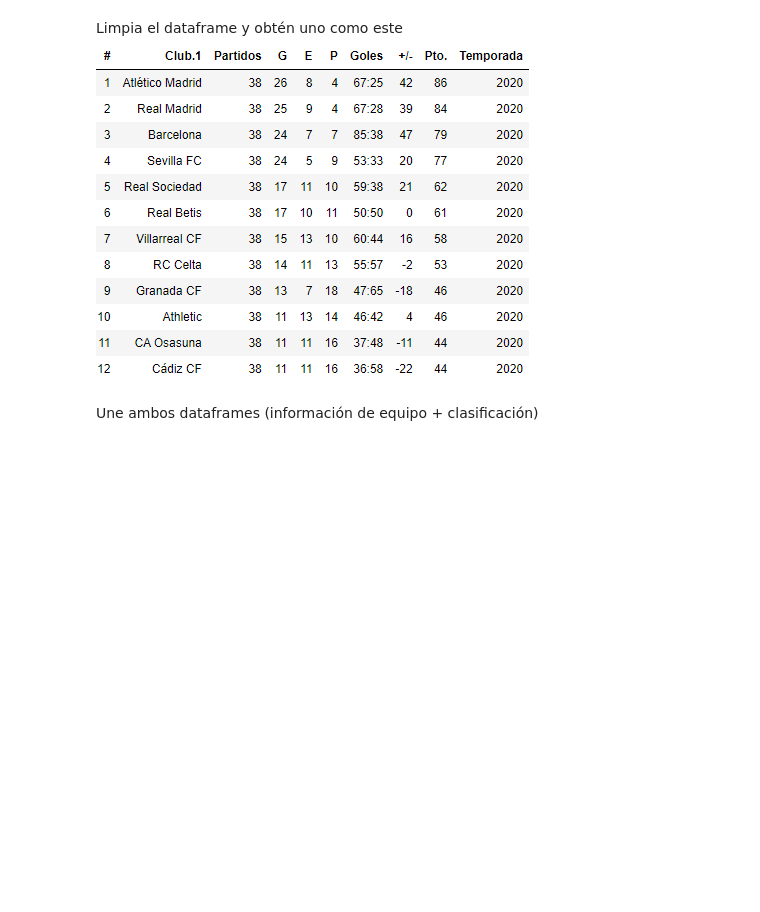
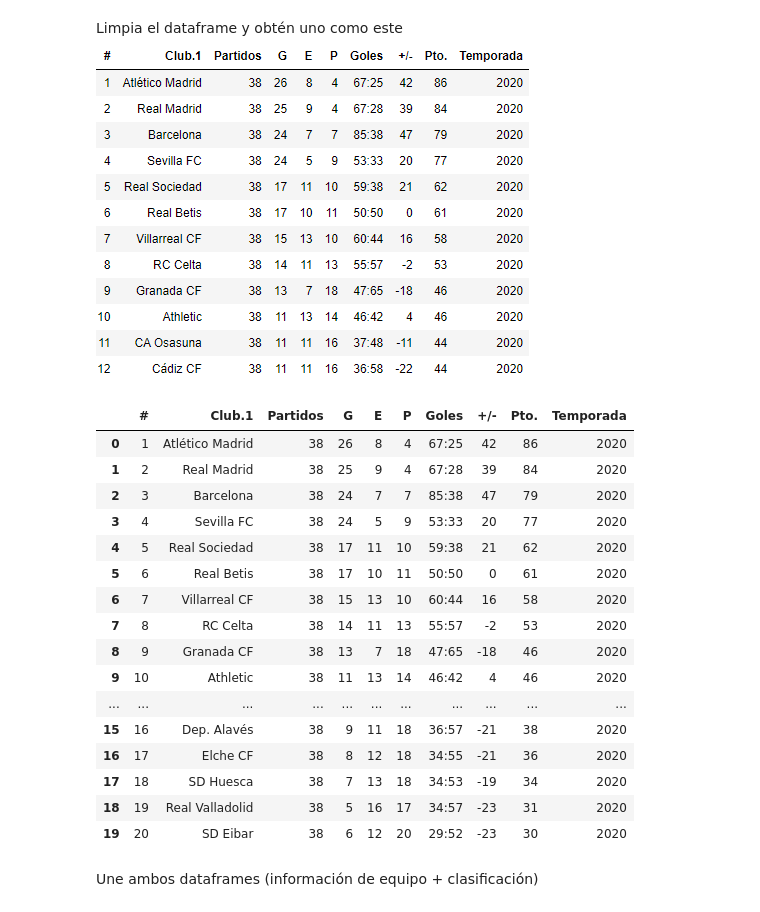
Before and after one commit to rafazamb/DS_PT_ENE21, a Jupyter notebook: 2-Machine_Learning/Casos Prácticos/Web Scraping.ipynb, the cells around one changed output. Drawn from its saved outputs; the diff is of its cells as text; code cells hidden in the pictures; blank space fills up the shorter version.

```diff
--- a/2-Machine_Learning/Casos Prácticos/Web Scraping.ipynb
+++ b/2-Machine_Learning/Casos Prácticos/Web Scraping.ipynb
@@ -54,3 +55,21 @@ df
 | 20 | NaN | NaN | NaN | NaN | 0 | 0 | 0 | - | ... |
 # %% [markdown]
 Modifica el código anterior para generar un único dataframe con toda la información desde la temporada 2005-06
+# %%
+import pandas as pd
+import numpy as np
+import requests
+import time # time.sleep(0.5)
+
+clubes = pd.DataFrame()
+
+for temporada in range(2005,2021):
+    url = 'https://www.transfermarkt.es/laliga/startseite/wettbewerb/ES1/plus/?saison_id=' + str(temporada)
+
+    tables = pd.read_html(requests.get(url,
+                                   headers={'User-agent': 'Mozilla/5.0'}).text,
+                      attrs={"class":"items"})
+    df = tables[0]
+    df['Temporada'] = temporada
+    clubes = pd.concat([clubes,df], axis=0)
+    time.sleep(0.5)
@@ -89,3 +209,14 @@ df
 | 19 | 20 | NaN | SD Eibar | 38 | 6 | 12 | 20 | 29:52 | -23 | 30 |
 # %% [markdown]
 Modifica el código anterior para generar un único dataframe con toda la información desde la temporada 2005-06
+# %%
+clasif = pd.DataFrame()
+
+for temporada in range(2005,2021):
+    url = 'https://www.transfermarkt.es/laliga/tabelle/wettbewerb/ES1?saison_id=' + str(temporada)
+
+    general = pd.read_html(requests.get(url,headers={'User-agent': 'Mozilla/5.0'}).text)
+    df = general[3]
+    df['Temporada'] = temporada
+    clasif = pd.concat([clasif,df],axis=0)
+    time.sleep(0.5)
@@ -92,5 +239,26 @@ Modifica el código anterior para generar un único dataframe con toda la inform
 # %% [markdown]
 Limpia el dataframe y obtén uno como este
 ![1_A61nFx-ivby04ePI3_vAVg.png](attachment:1_A61nFx-ivby04ePI3_vAVg.png)
+# %%
+clasif1 = clasif.iloc[:,[0,2,3,4,5,6,7,8,9,10]]
+clasif1.loc[clasif1.Temporada==2020]
+# %% [output]
+|  | # | Club.1 | Partidos | G | E | P | Goles | +/- | Pto. | Temporada |
+| 0 | 1 | Atlético Madrid | 38 | 26 | 8 | 4 | 67:25 | 42 | 86 | 2020 |
+| 1 | 2 | Real Madrid | 38 | 25 | 9 | 4 | 67:28 | 39 | 84 | 2020 |
+| 2 | 3 | Barcelona | 38 | 24 | 7 | 7 | 85:38 | 47 | 79 | 2020 |
+| 3 | 4 | Sevilla FC | 38 | 24 | 5 | 9 | 53:33 | 20 | 77 | 2020 |
+| 4 | 5 | Real Sociedad | 38 | 17 | 11 | 10 | 59:38 | 21 | 62 | 2020 |
+| 5 | 6 | Real Betis | 38 | 17 | 10 | 11 | 50:50 | 0 | 61 | 2020 |
+| 6 | 7 | Villarreal CF | 38 | 15 | 13 | 10 | 60:44 | 16 | 58 | 2020 |
+| 7 | 8 | RC Celta | 38 | 14 | 11 | 13 | 55:57 | -2 | 53 | 2020 |
+| 8 | 9 | Granada CF | 38 | 13 | 7 | 18 | 47:65 | -18 | 46 | 2020 |
+| 9 | 10 | Athletic | 38 | 11 | 13 | 14 | 46:42 | 4 | 46 | 2020 |
+| ... | ... | ... | ... | ... | ... | ... | ... | ... | ... | ... |
+| 15 | 16 | Dep. Alavés | 38 | 9 | 11 | 18 | 36:57 | -21 | 38 | 2020 |
+| 16 | 17 | Elche CF | 38 | 8 | 12 | 18 | 34:55 | -21 | 36 | 2020 |
+| 17 | 18 | SD Huesca | 38 | 7 | 13 | 18 | 34:53 | -19 | 34 | 2020 |
+| 18 | 19 | Real Valladolid | 38 | 5 | 16 | 17 | 34:57 | -23 | 31 | 2020 |
+| 19 | 20 | SD Eibar | 38 | 6 | 12 | 20 | 29:52 | -23 | 30 | 2020 |
 # %% [markdown]
 Une ambos dataframes (información de equipo + clasificación)
```
Also changed, not shown: parts of 8 cells of this notebook.
